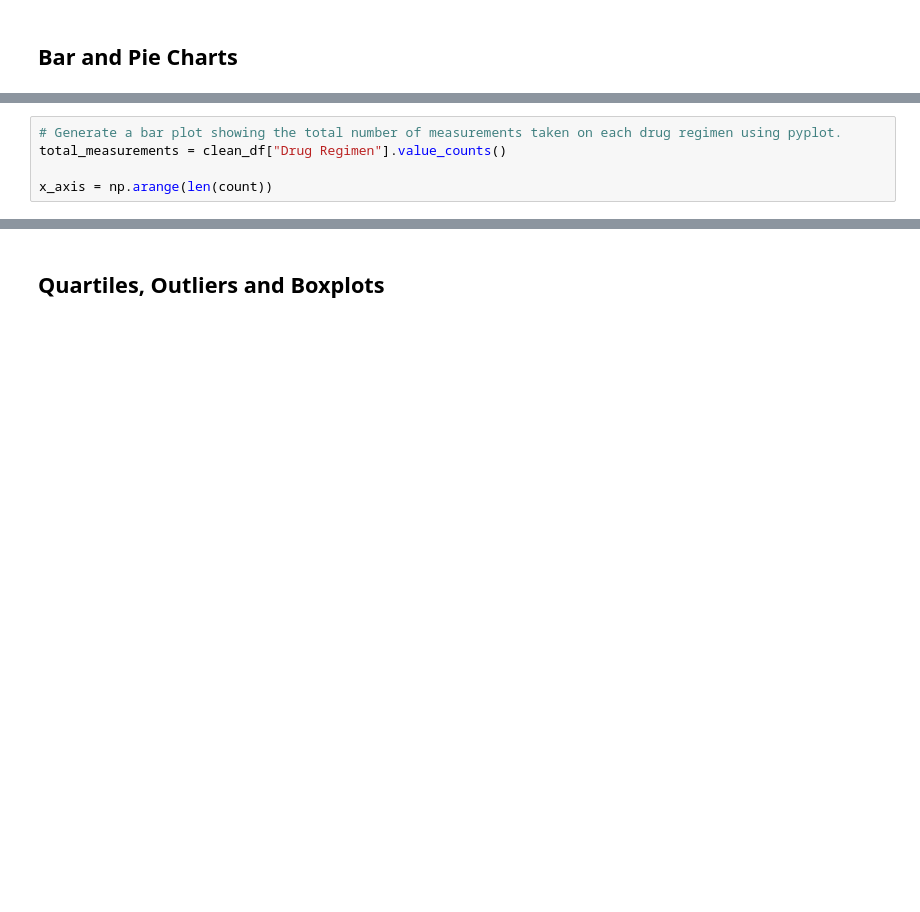
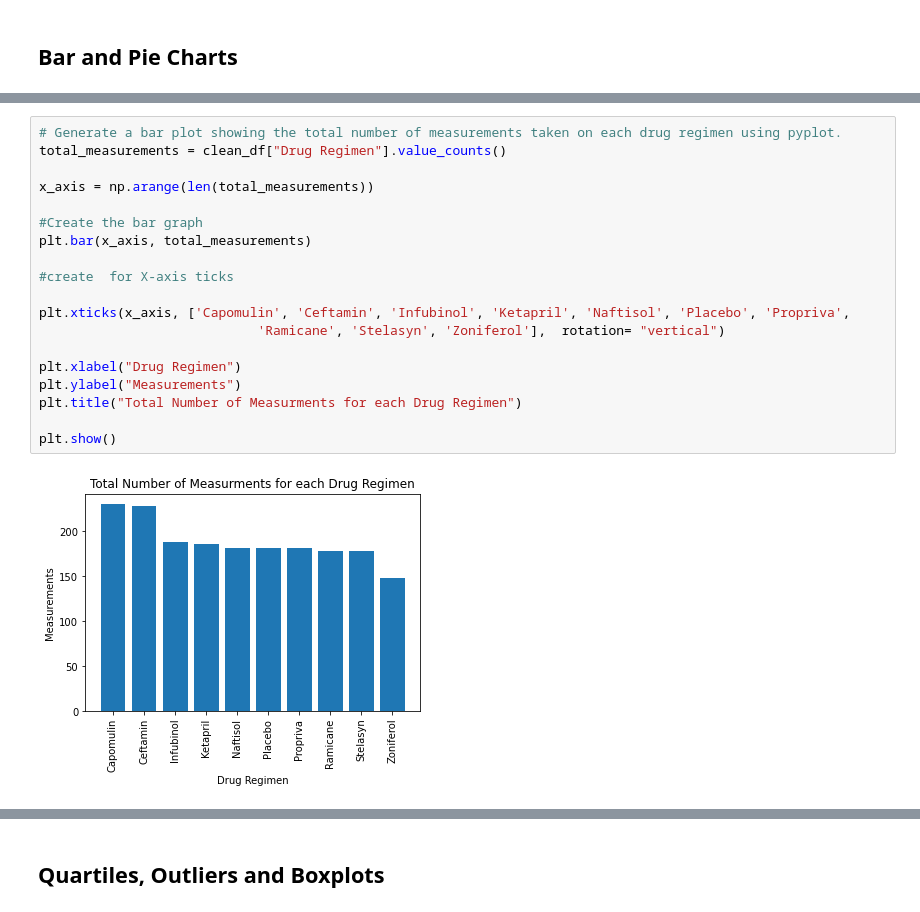
Before and after one commit to kndrsh/Mathplotlib-Challenge, a Jupyter notebook: Pymaceuticals/pymaceuticals_starter.ipynb, the cells around one changed output, grey strips where cells are left out. Cells and saved outputs as stored; diff of their text form; blank space fills up the shorter version.

```diff
--- a/Pymaceuticals/pymaceuticals_starter.ipynb
+++ b/Pymaceuticals/pymaceuticals_starter.ipynb
@@ -143,5 +146,21 @@ Text(0.5, 1.0, 'Total Number of Measurments for each Drug Regimen')
 # %%
 # Generate a bar plot showing the total number of measurements taken on each drug regimen using pyplot.
 total_measurements = clean_df["Drug Regimen"].value_counts()
 
-x_axis = np.arange(len(count))
+x_axis = np.arange(len(total_measurements))
+
+#Create the bar graph
+plt.bar(x_axis, total_measurements)
+
+#create  for X-axis ticks
+
+plt.xticks(x_axis, ['Capomulin', 'Ceftamin', 'Infubinol', 'Ketapril', 'Naftisol', 'Placebo', 'Propriva',
+                            'Ramicane', 'Stelasyn', 'Zoniferol'],  rotation= "vertical")
+
+plt.xlabel("Drug Regimen")
+plt.ylabel("Measurements")
+plt.title("Total Number of Measurments for each Drug Regimen")
+
+plt.show()
+# %% [output]
+[figure, added]
```
Also changed, not shown: parts of 5 cells of this notebook.
